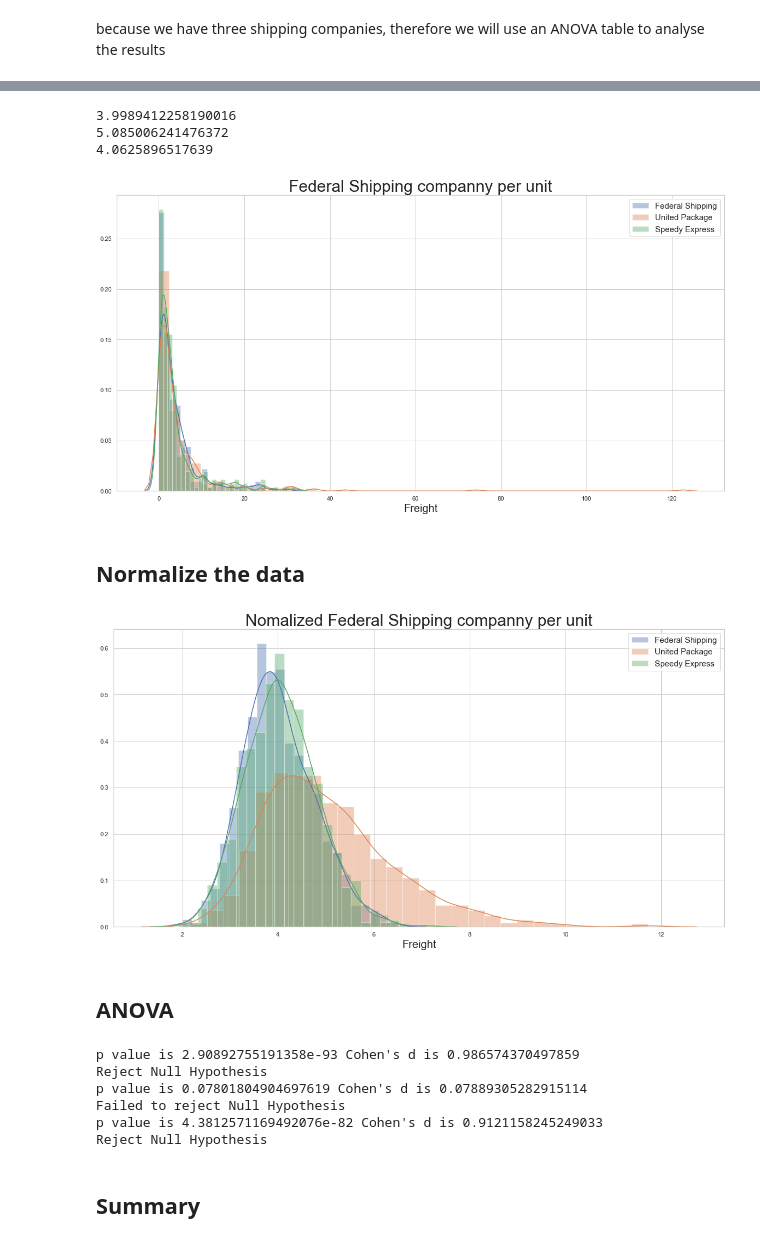
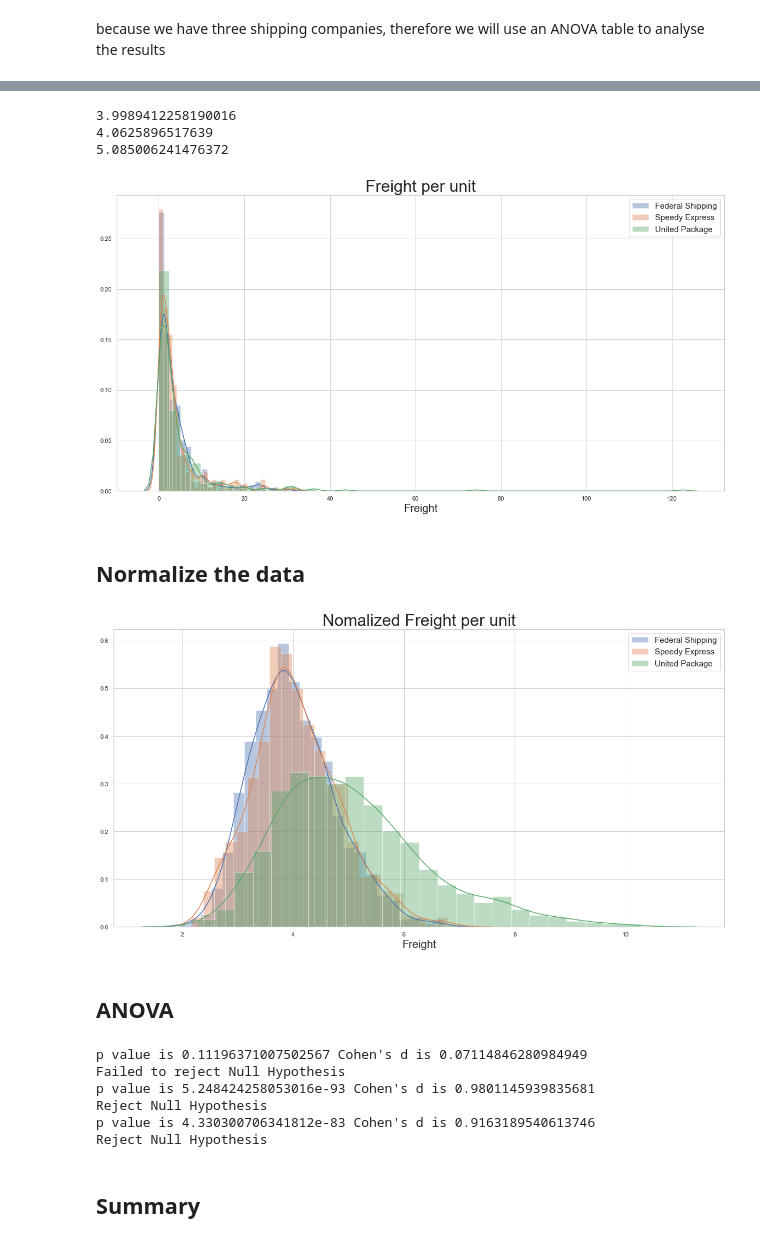
Before and after one commit to shuyu-wu/mod_3, a Jupyter notebook: Northwind.ipynb, the cells around one changed output, grey strips where cells are left out. Saved outputs shown, nothing was run; the diff lists cells and outputs as text; code cells hidden in the pictures.

Commit message:
third hypothesis updated

```diff
--- a/Northwind.ipynb
+++ b/Northwind.ipynb
@@ -1005,49 +983,38 @@ Freight_1_df
-# %%
-print(Freight_3_df['Freight_per_unit'].mean())
-print(Freight_2_df['Freight_per_unit'].mean())
-print(Freight_1_df['Freight_per_unit'].mean())
-# %% [output]
-3.9989412258190016
-5.085006241476372
-4.0625896517639
+# %%
+for company in Freight_df['ShipVia'].unique():
+    print(Freight_df[Freight_df['ShipVia']==company]['Freight_per_unit'].mean())
+# %% [output]
+3.9989412258190016
+4.0625896517639
+5.085006241476372
 # %%
-Freight_3 = Freight_3_df['Freight_per_unit']
-Freight_2 = Freight_2_df['Freight_per_unit']
-Freight_1 = Freight_1_df['Freight_per_unit']
-
 plt.figure(figsize=(20, 10))
-sns.distplot(Freight_3, label='Federal Shipping')
-sns.distplot(Freight_2, label='United Package')
-sns.distplot(Freight_1, label='Speedy Express')
-
-plt.title('Federal Shipping companny per unit',fontsize=30)
+for company in Freight_df['CompanyName'].unique():
+    sns.distplot(Freight_df[Freight_df['CompanyName']==company]['Freight_per_unit'], label=company)
+plt.title('Freight per unit',fontsize=30)
 plt.xlabel('Freight', fontsize=20)
 plt.legend(fontsize=15);
 # %% [output]
-[figure, old version]
+[figure, new version]
 # %% [markdown]
 ## Normalize the data
 # %%
-freight_3_sample = create_sample_distribution(Freight_3)
-freight_2_sample = create_sample_distribution(Freight_2)
-freight_1_sample = create_sample_distribution(Freight_1)
-
+freight_sample_list=[]
 plt.figure(figsize=(20, 10))
-sns.distplot(freight_3_sample, label='Federal Shipping')
-sns.distplot(freight_2_sample, label='United Package')
-sns.distplot(freight_1_sample, label='Speedy Express')
-plt.title('Nomalized Federal Shipping companny per unit',fontsize=30)
-plt.xlabel('Freight', fontsize=20)
-plt.legend(fontsize=15);
+for n, company in enumerate(Freight_df['CompanyName'].unique()):
+    freight_sample_list.append(create_sample_distribution(Freight_df[Freight_df['CompanyName']==company]['Freight_per_unit']))
+    sns.distplot(freight_sample_list[n],label=company)
+    plt.title('Nomalized Freight per unit',fontsize=30)
+    plt.xlabel('Freight', fontsize=20)
+    plt.legend(fontsize=15)
 # %% [output]
-[figure, old version]
+[figure, new version]
 # %% [markdown]
 ## ANOVA
 # %%
-freight_list = [freight_3_sample,freight_2_sample, freight_1_sample]
-combos_freight = combinations(freight_list, 2)
+freight_combo = combinations(freight_sample_list, 2)
 
-for combo in list(combos_freight):
+for combo in list(freight_combo):
     freight1 = combo[0]
     freight2 = combo[1]
     p = stats.ttest_ind(freight1, freight2, equal_var=False)[1]
@@ -1055,11 +1022,11 @@ for combo in list(combos_freight):
     print('p value is', p,"Cohen's d is", d)
     print('Reject Null Hypothesis') if p < 0.025 else print('Failed to reject Null Hypothesis')
 # %% [output]
-p value is 2.90892755191358e-93 Cohen's d is 0.986574370497859
+p value is 0.11196371007502567 Cohen's d is 0.07114846280984949
+Failed to reject Null Hypothesis
+p value is 5.248424258053016e-93 Cohen's d is 0.9801145939835681
 Reject Null Hypothesis
-p value is 0.07801804904697619 Cohen's d is 0.07889305282915114
-Failed to reject Null Hypothesis
-p value is 4.3812571169492076e-82 Cohen's d is 0.9121158245249033
+p value is 4.330300706341812e-83 Cohen's d is 0.9163189540613746
 Reject Null Hypothesis
 # %% [markdown]
 ## Summary
```
Also changed, not shown: parts of 4 cells of this notebook.
